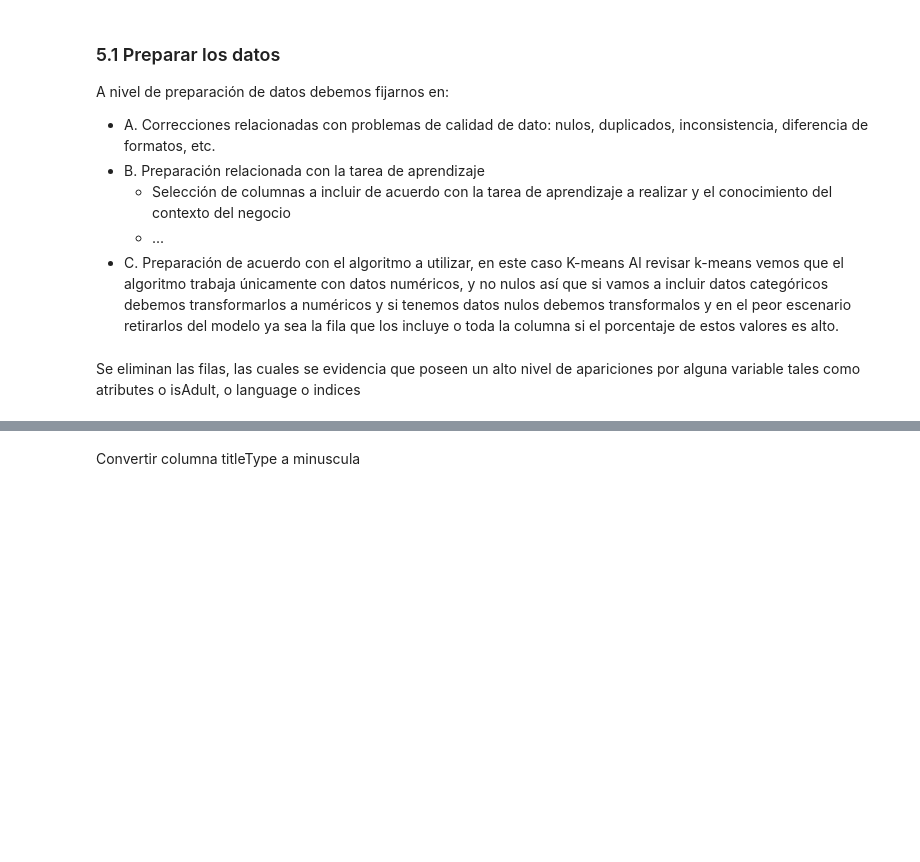
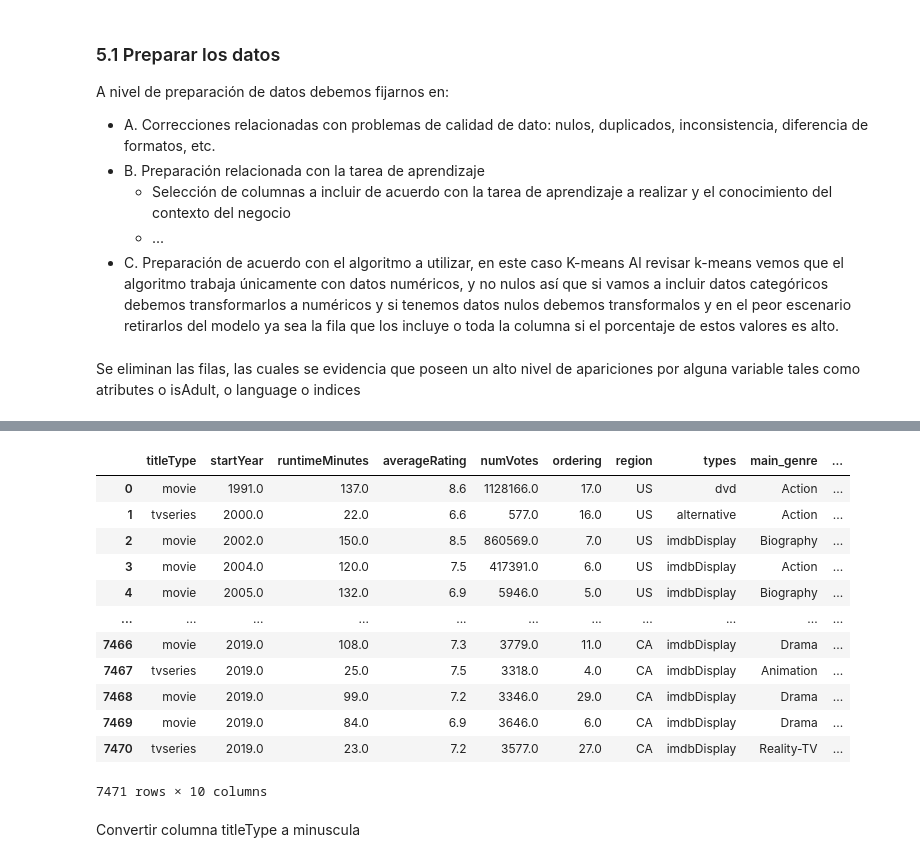
Before and after one commit to BI-Bernal-Diaz-Serrano/Lab1, a Jupyter notebook: main.ipynb, the cells around one changed output, grey strips where cells are left out. Saved outputs shown, nothing was run; the diff lists cells and outputs as text; code cells hidden in the pictures; blank space fills up the shorter version.

```diff
--- a/main.ipynb
+++ b/main.ipynb
@@ -596,0 +583,6 @@ Index(['titleType', 'originalTitle', 'startYear', 'runtimeMinutes',
+# %%
+columnasEliminar = ['#', 'index', 'originalTitle', 'isAdult', 'language', 'attributes', 'isOriginalTitle','tconst']
+df_movies2 = df_movies.drop(columns=columnasEliminar)
+
+# Mostrar el nuevo DataFrame df_movies2
+print(df_movies2)
@@ -597,3 +607,19 @@ Index(['titleType', 'originalTitle', 'startYear', 'runtimeMinutes',
+# %%
+df_movies2
+# %% [output]
+|  | titleType | startYear | runtimeMinutes | averageRating | numVotes | ordering | region | types | main_genre | ... |
+| 0 | movie | 1991.0 | 137.0 | 8.6 | 1128166.0 | 17.0 | US | dvd | Action | ... |
+| 1 | tvseries | 2000.0 | 22.0 | 6.6 | 577.0 | 16.0 | US | alternative | Action | ... |
+| 2 | movie | 2002.0 | 150.0 | 8.5 | 860569.0 | 7.0 | US | imdbDisplay | Biography | ... |
+| 3 | movie | 2004.0 | 120.0 | 7.5 | 417391.0 | 6.0 | US | imdbDisplay | Action | ... |
+| 4 | movie | 2005.0 | 132.0 | 6.9 | 5946.0 | 5.0 | US | imdbDisplay | Biography | ... |
+| ... | ... | ... | ... | ... | ... | ... | ... | ... | ... | ... |
+| 7466 | movie | 2019.0 | 108.0 | 7.3 | 3779.0 | 11.0 | CA | imdbDisplay | Drama | ... |
+| 7467 | tvseries | 2019.0 | 25.0 | 7.5 | 3318.0 | 4.0 | CA | imdbDisplay | Animation | ... |
+| 7468 | movie | 2019.0 | 99.0 | 7.2 | 3346.0 | 29.0 | CA | imdbDisplay | Drama | ... |
+| 7469 | movie | 2019.0 | 84.0 | 6.9 | 3646.0 | 6.0 | CA | imdbDisplay | Drama | ... |
+| 7470 | tvseries | 2019.0 | 23.0 | 7.2 | 3577.0 | 27.0 | CA | imdbDisplay | Reality-TV | ... |
+7471 rows × 10 columns
 # %% [markdown]
 Convertir columna titleType a minuscula
 # %%
```
Also changed, not shown: parts of 30 cells of this notebook.
